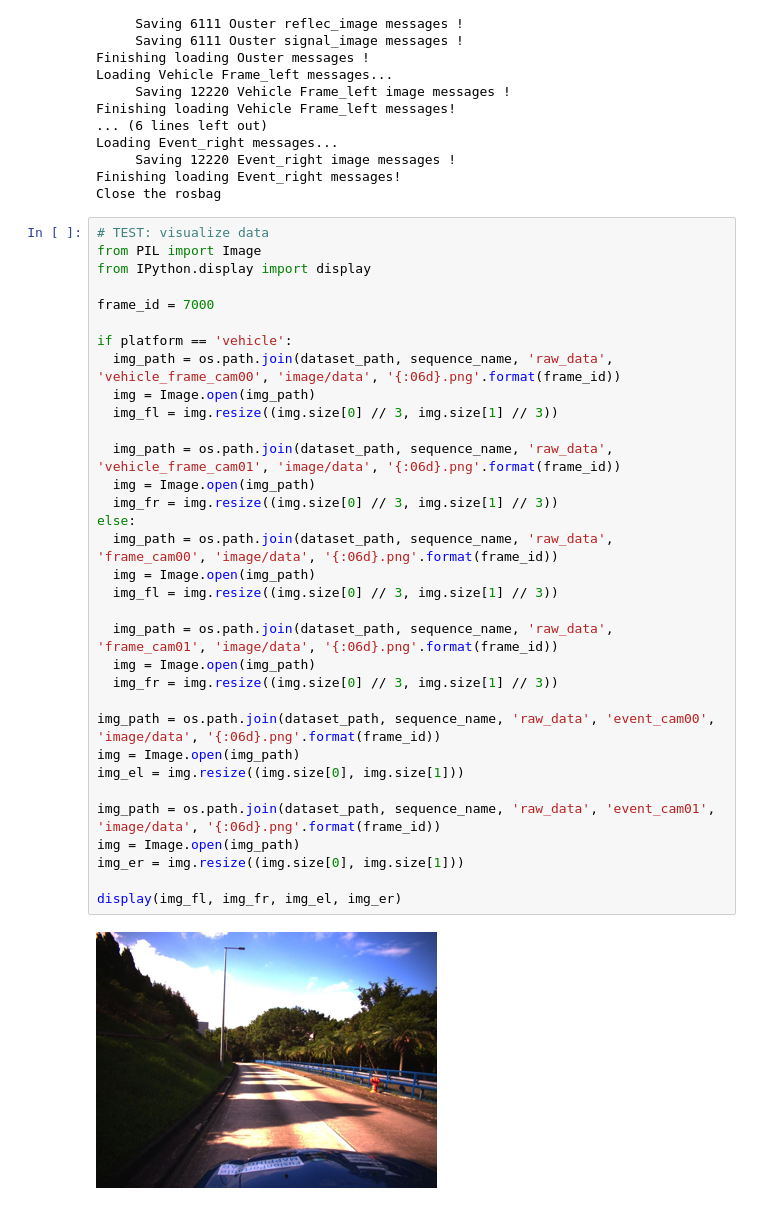
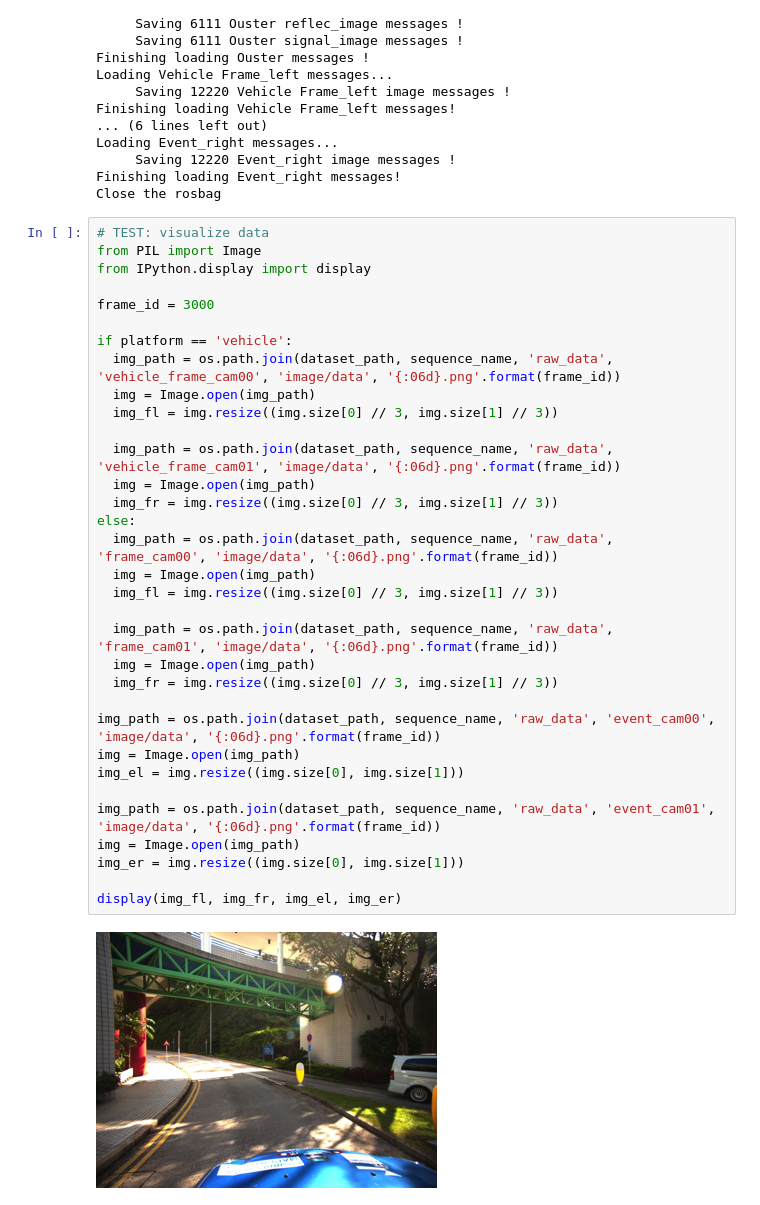
Before and after one commit to fusionportable/fusionportable_dataset_tools, a Jupyter notebook: write_bag_to_data.ipynb, the cells around one changed output. Drawn from its saved outputs; the diff is of its cells as text.

```diff
--- a/write_bag_to_data.ipynb
+++ b/write_bag_to_data.ipynb
@@ -163,33 +163,33 @@ Close the rosbag
 from PIL import Image
 from IPython.display import display
 
-frame_id = 7000
+frame_id = 3000
 
 if platform == 'vehicle':
   img_path = os.path.join(dataset_path, sequence_name, 'raw_data', 'vehicle_frame_cam00', 'image/data', '{:06d}.png'.format(frame_id))
   img = Image.open(img_path)
   img_fl = img.resize((img.size[0] // 3, img.size[1] // 3))
 
   img_path = os.path.join(dataset_path, sequence_name, 'raw_data', 'vehicle_frame_cam01', 'image/data', '{:06d}.png'.format(frame_id))
   img = Image.open(img_path)
   img_fr = img.resize((img.size[0] // 3, img.size[1] // 3))
 else:
   img_path = os.path.join(dataset_path, sequence_name, 'raw_data', 'frame_cam00', 'image/data', '{:06d}.png'.format(frame_id))
   img = Image.open(img_path)
   img_fl = img.resize((img.size[0] // 3, img.size[1] // 3))
 
   img_path = os.path.join(dataset_path, sequence_name, 'raw_data', 'frame_cam01', 'image/data', '{:06d}.png'.format(frame_id))
   img = Image.open(img_path)
   img_fr = img.resize((img.size[0] // 3, img.size[1] // 3))
 
 img_path = os.path.join(dataset_path, sequence_name, 'raw_data', 'event_cam00', 'image/data', '{:06d}.png'.format(frame_id))
 img = Image.open(img_path)
 img_el = img.resize((img.size[0], img.size[1]))
 
 img_path = os.path.join(dataset_path, sequence_name, 'raw_data', 'event_cam01', 'image/data', '{:06d}.png'.format(frame_id))
 img = Image.open(img_path)
 img_er = img.resize((img.size[0], img.size[1]))
 
 display(img_fl, img_fr, img_el, img_er)
 # %% [output]
-[figure, old version]
+[figure, new version]
```
Also changed, not shown: parts of 1 cell of this notebook, 8 other files.
